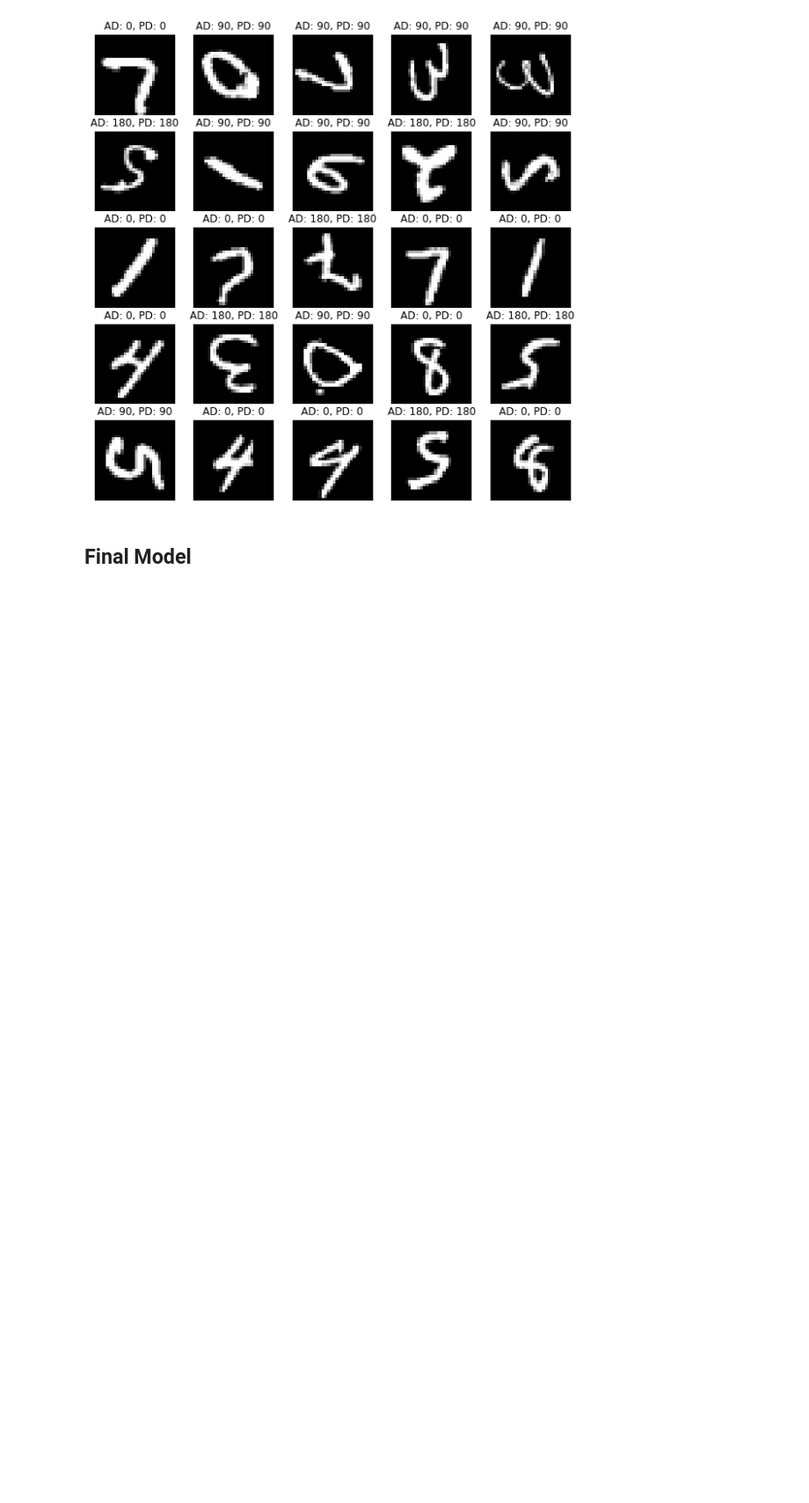
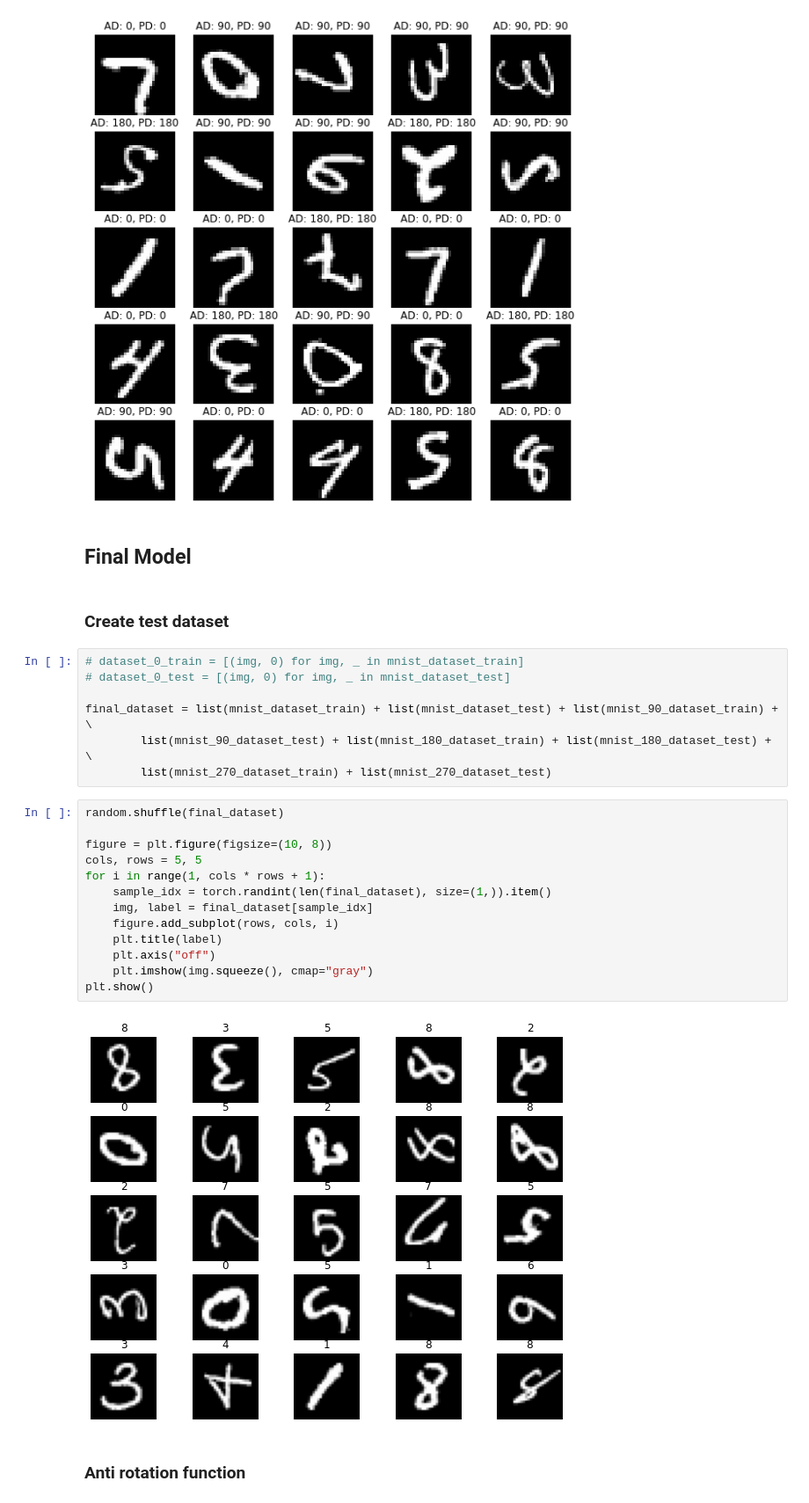
Before and after one commit to mir-sam-ali/CS5223-Deep-Learning-Project, a Jupyter notebook: DL_Project.ipynb, the cells around one changed output. Shown at 88% size. Cells and saved outputs as stored; diff of their text form; blank space fills up the shorter version.

```diff
--- a/DL_Project.ipynb
+++ b/DL_Project.ipynb
@@ -719,3 +711,29 @@ plt.show()
 [figure]
 # %% [markdown]
 ## Final Model
+# %% [markdown]
+### Create test dataset
+# %%
+# dataset_0_train = [(img, 0) for img, _ in mnist_dataset_train]
+# dataset_0_test = [(img, 0) for img, _ in mnist_dataset_test]
+
+final_dataset = list(mnist_dataset_train) + list(mnist_dataset_test) + list(mnist_90_dataset_train) + \
+        list(mnist_90_dataset_test) + list(mnist_180_dataset_train) + list(mnist_180_dataset_test) + \
+        list(mnist_270_dataset_train) + list(mnist_270_dataset_test)
+# %%
+random.shuffle(final_dataset)
+
+figure = plt.figure(figsize=(10, 8))
+cols, rows = 5, 5
+for i in range(1, cols * rows + 1):
+    sample_idx = torch.randint(len(final_dataset), size=(1,)).item()
+    img, label = final_dataset[sample_idx]
+    figure.add_subplot(rows, cols, i)
+    plt.title(label)
+    plt.axis("off")
+    plt.imshow(img.squeeze(), cmap="gray")
+plt.show()
+# %% [output]
+[figure, added]
+# %% [markdown]
+### Anti rotation function
```
Also changed, not shown: parts of 29 cells of this notebook.
